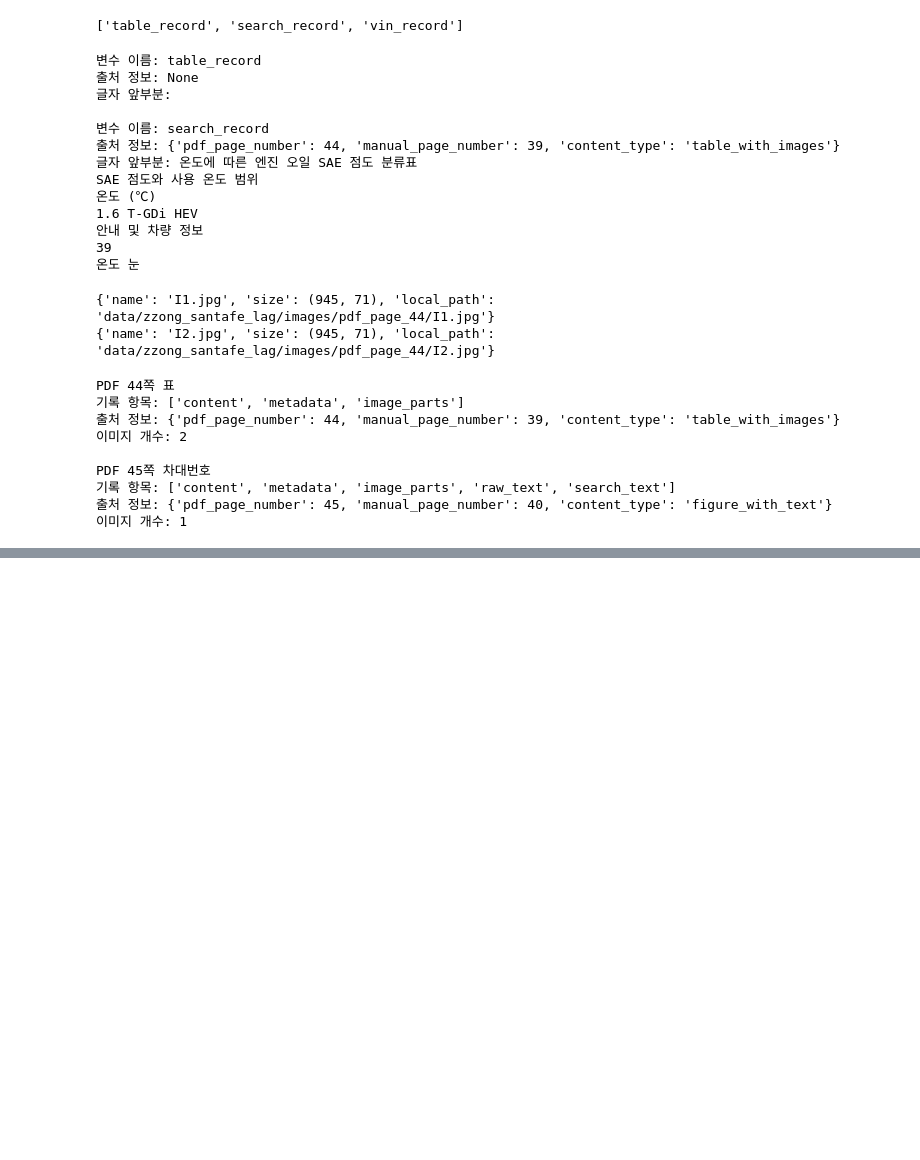
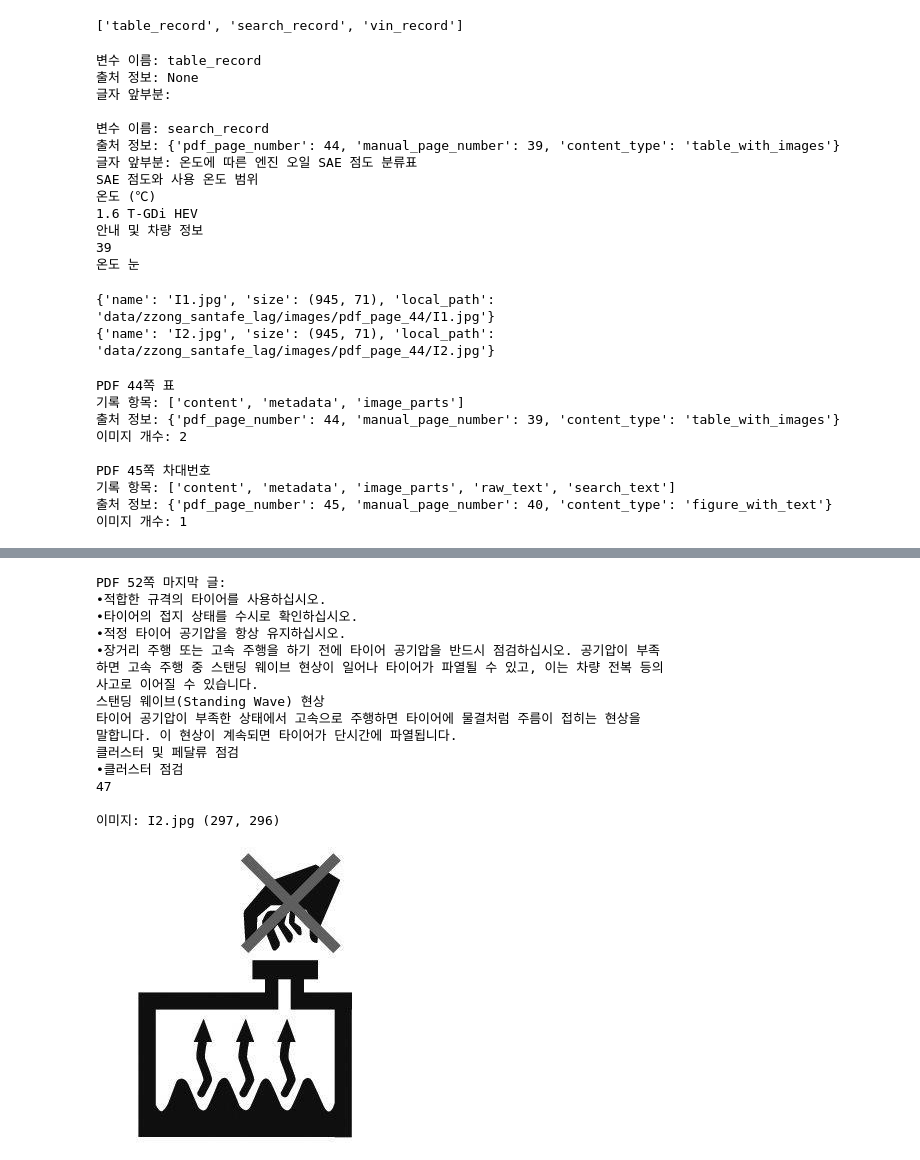
Before and after one commit to encore-ai-campus/mle-02-p1-team1, a Jupyter notebook: notebooks/01_pdf_inspection.ipynb, the cells around one changed output, grey strips where cells are left out. Saved outputs shown, nothing was run; the diff lists cells and outputs as text; code cells hidden in the pictures; blank space fills up the shorter version.

```diff
--- a/notebooks/01_pdf_inspection.ipynb
+++ b/notebooks/01_pdf_inspection.ipynb
@@ -800,0 +2197,11 @@ PDF 45쪽 차대번호
+# %%
+# PDF 52쪽의 글과 이미지 개수를 확인합니다.
+page52 = reader.pages[51]
+pdf52_text = page52.extract_text(extraction_mode="layout")
+
+print("글자 수:", len(pdf52_text))
+print("이미지 개수:", len(page52.images))
+print("\n글 앞부분:")
+print(pdf52_text[:1000])
+print("\n글 끝부분:")
+print(pdf52_text[-400:])
@@ -800,0 +2226,10 @@ PDF 45쪽 차대번호
+# %%
+# 제목과 항목의 경계를 보기 위해 글을 비어 있지 않은 줄로 출력합니다.
+for line in pdf52_text.splitlines():
+    if line.strip():
+        print(line.strip())
+
+# 페이지에 들어 있는 이미지의 이름과 크기를 확인합니다.
+print("\n이미지 정보:")
+for image in page52.images:
+    print("이름:", image.name, "| 크기:", image.image.size)
@@ -800,0 +2254,36 @@ PDF 45쪽 차대번호
+# %%
+from IPython.display import display
+
+# 페이지 끝부분의 제목과 문장을 확인합니다.
+nonempty_lines = [
+    line.strip()
+    for line in pdf52_text.splitlines()
+    if line.strip()
+]
+print("PDF 52쪽 마지막 글:")
+for line in nonempty_lines[-12:]:
+    print(line)
+
+# 작은 복사본을 화면에 표시해 이미지가 어느 설명과 연결되는지 살펴봅니다.
+image_preview = page52.images[0].image.copy()
+image_preview.thumbnail((500, 500))
+
+print("\n이미지:", page52.images[0].name, page52.images[0].image.size)
+display(image_preview)
+# %% [output]
+PDF 52쪽 마지막 글:
+•적합한 규격의 타이어를 사용하십시오.
+•타이어의 접지 상태를 수시로 확인하십시오.
+•적정 타이어 공기압을 항상 유지하십시오.
+•장거리 주행 또는 고속 주행을 하기 전에 타이어 공기압을 반드시 점검하십시오. 공기압이 부족
+하면 고속 주행 중 스탠딩 웨이브 현상이 일어나 타이어가 파열될 수 있고, 이는 차량 전복 등의
+사고로 이어질 수 있습니다.
+스탠딩 웨이브(Standing Wave) 현상
+타이어 공기압이 부족한 상태에서 고속으로 주행하면 타이어에 물결처럼 주름이 접히는 현상을
+말합니다. 이 현상이 계속되면 타이어가 단시간에 파열됩니다.
+클러스터 및 페달류 점검
+•클러스터 점검
+47
+
+이미지: I2.jpg (297, 296)
+[figure, added]
```
Also changed, not shown: parts of 85 cells of this notebook, 39 other files.
